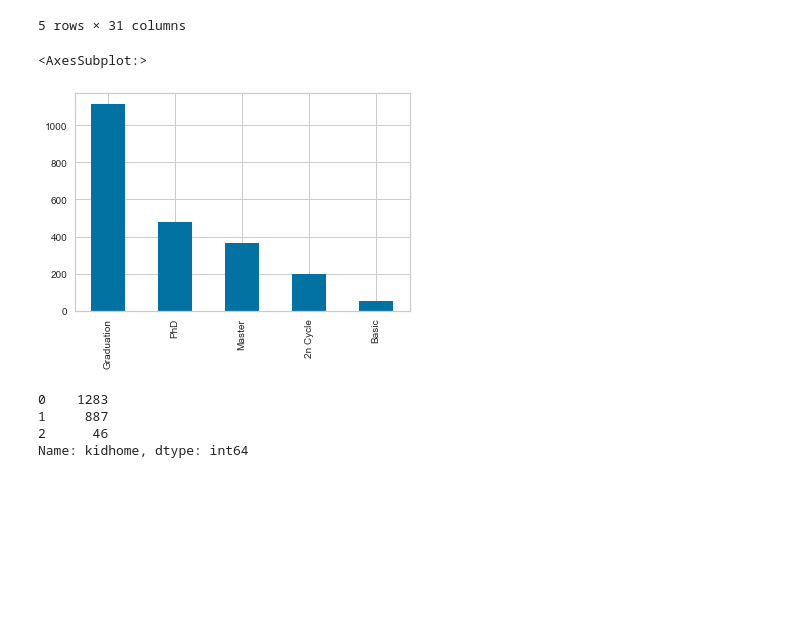
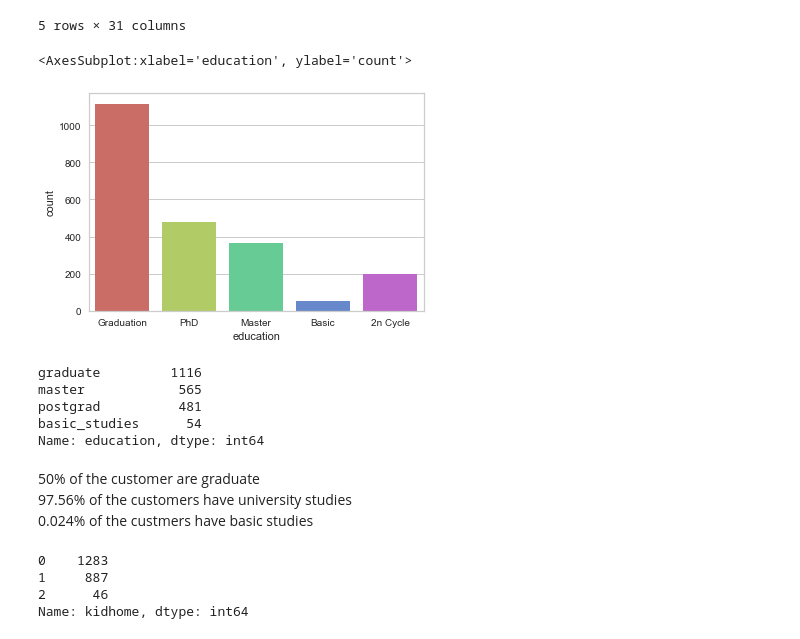
Before and after one commit to shushak/Customer-Segmentation-Project, a Jupyter notebook: Customer_Segmentation_Project.ipynb, the cells around one changed output. Saved outputs shown, nothing was run; the diff lists cells and outputs as text; code cells hidden in the pictures; blank space fills up the shorter version.

```diff
--- a/Customer_Segmentation_Project.ipynb
+++ b/Customer_Segmentation_Project.ipynb
@@ -247,6 +252,6 @@ Absurd        2
 YOLO          2
 Name: marital_status, dtype: int64
 # %%
-df['marital_status']=df['marital_status'].replace({"Married": 'relationship', "Together": 'relationship', "Single": 'single', "Alone": 'single', "Divorced": 'single', "Widow": 'single', 'Absurd': "other", "YOLO": "other" })
+df['marital_status']=df['marital_status'].replace({"Married": 'relationship', "Together": 'relationship', "Single": 'single', "Alone": 'single', "Divorced": 'single', "Widow": 'single', 'Absurd': "single", "YOLO": "single" })
 # %%
 #df['marital_status']=df['marital_status'].replace({"Married": 1, "Together": 1, "Single": 0, "Alone": 0, "Divorced": 0, "Widow": 0, 'Absurd': 0, "YOLO": 0 })
@@ -271,0 +273,6 @@ array(['single', 'relationship', 'other'], dtype=object)
+# %%
+sns.set_palette("hls")
+fig,ax=plt.subplots(figsize=(8,8))
+sns.barplot(x=df["marital_status"],y=df["total_spent"])
+plt.legend(labels=['single', 'relationship'])
+ax.set_title("Total spent by marital status")
@@ -310,10 +318,10 @@ df["total_number_purchase"] = df["numwebpurchases"]+ df["numstorepurchases"]
 # %%
 # We check column: "education".
 #We can see 5 different classes
 
-df['education'].value_counts().plot(kind="bar")
+sns.countplot(x='education', data=df,palette="hls" )
 # %% [output]
-<AxesSubplot:>
+<AxesSubplot:xlabel='education', ylabel='count'>
-[figure, old version]
+[figure, new version]
 # %%
 #We will reduce the number of options:
@@ -321,3 +329,15 @@ df['education']=df['education'].replace({"Basic": 'undergrad', "Graduation": 'gr
+# %%
+df['education'].value_counts()
+# %% [output]
+graduate         1116
+master            565
+postgrad          481
+basic_studies      54
+Name: education, dtype: int64
+# %% [markdown]
+50% of the customer are graduate<br>
+97.56% of the customers have university studies <br>
+0.024% of the custmers have basic studies
 # %%
 df['kidhome'].value_counts()
 # %% [output]
```
Also changed, not shown: parts of 86 cells of this notebook, 1 other file.
